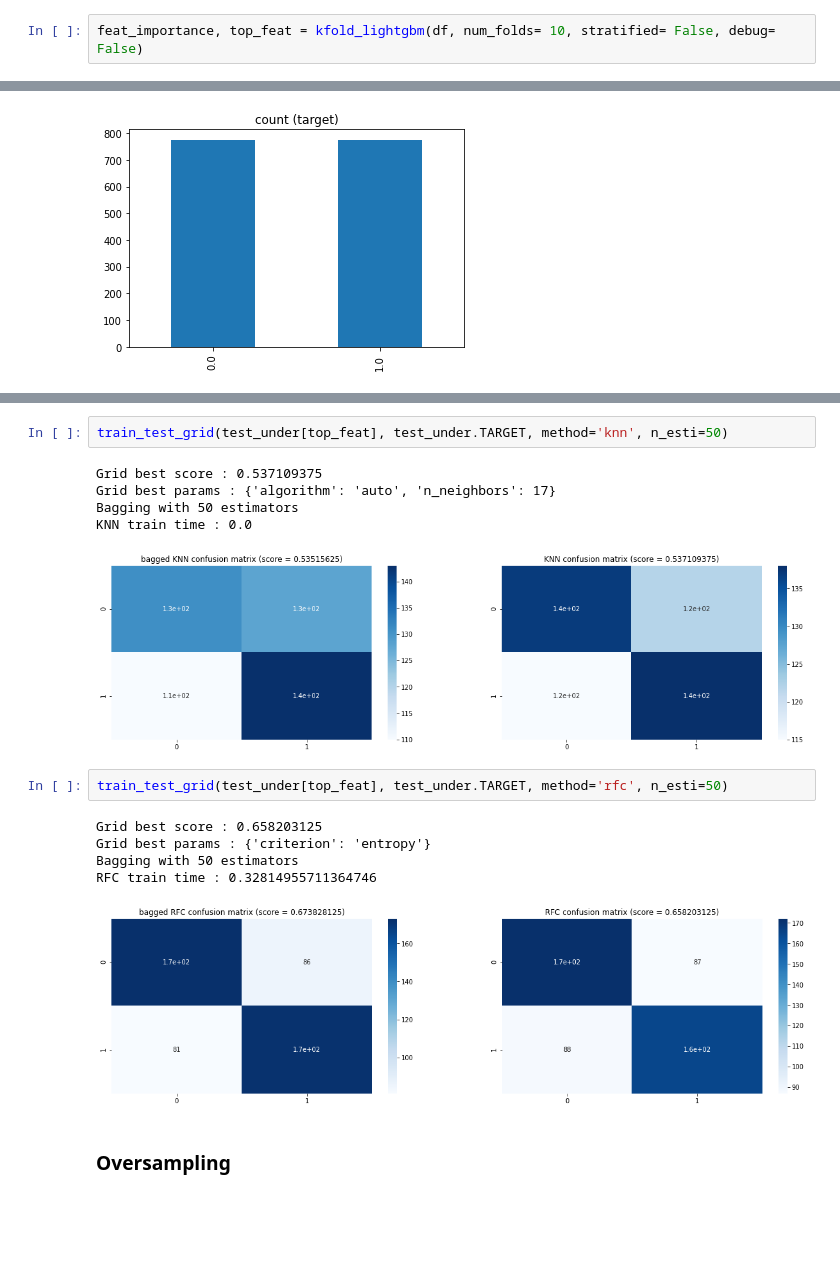
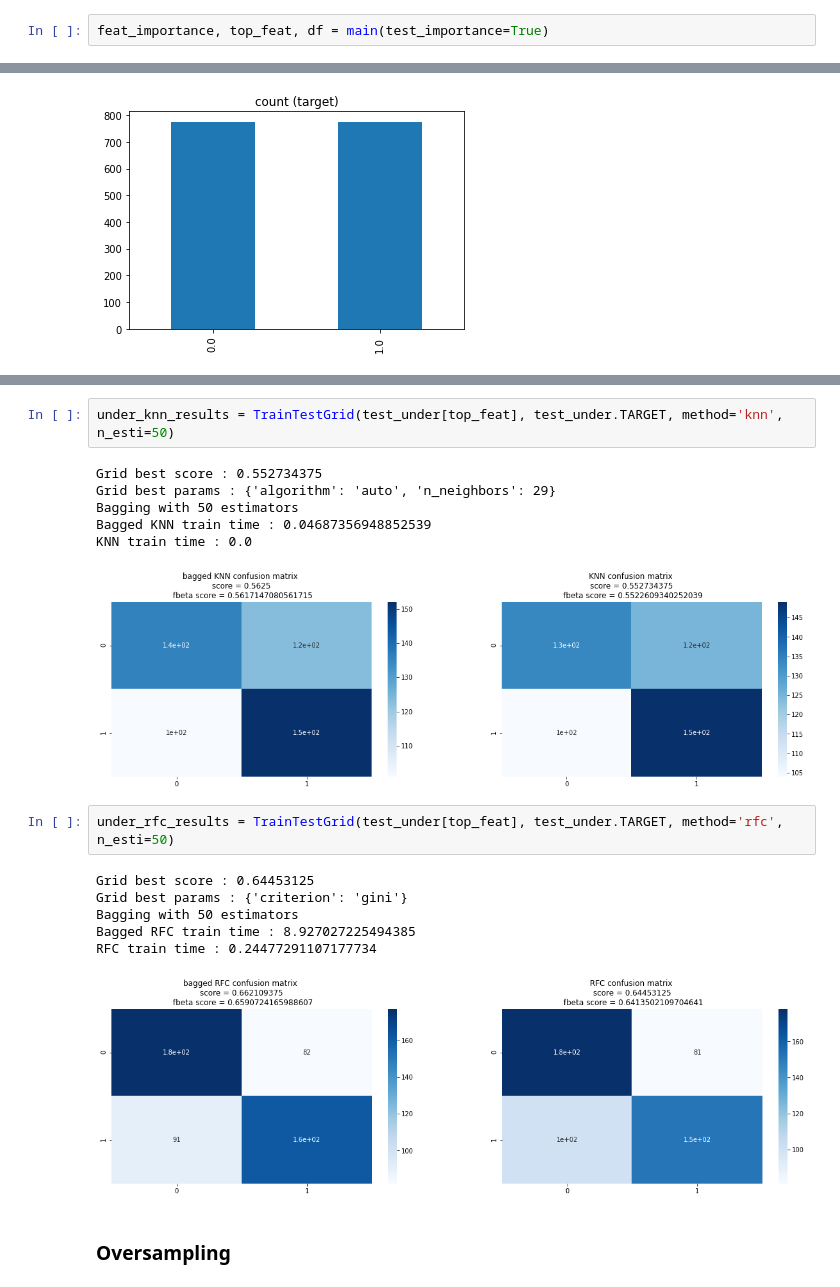
Before and after one commit to aboustev/OPC-Project_7, a Jupyter notebook: 04_NOTEBOOKS/Untitled.ipynb, the cells around one changed output, grey strips where cells are left out. Drawn from its saved outputs; the diff is of its cells as text; blank space fills up the shorter version.

```diff
--- a/04_NOTEBOOKS/Untitled.ipynb
+++ b/04_NOTEBOOKS/Untitled.ipynb
@@ -406,3 +51,3 @@ df.columns = [adjust_string(strg) for strg in df.columns]
 # %%
-feat_importance, top_feat = kfold_lightgbm(df, num_folds= 10, stratified= False, debug= False)
+feat_importance, top_feat, df = main(test_importance=True)
 # %% [output]
@@ -640,19 +219,21 @@ DUMMY train time : 0.0
 # %%
-train_test_grid(test_under[top_feat], test_under.TARGET, method='knn', n_esti=50)
+under_knn_results = TrainTestGrid(test_under[top_feat], test_under.TARGET, method='knn', n_esti=50)
 # %% [output]
-Grid best score : 0.537109375
-Grid best params : {'algorithm': 'auto', 'n_neighbors': 17}
+Grid best score : 0.552734375
+Grid best params : {'algorithm': 'auto', 'n_neighbors': 29}
 Bagging with 50 estimators
+Bagged KNN train time : 0.04687356948852539
 KNN train time : 0.0
-[figure, old version]
+[figure, new version]
 # %%
-train_test_grid(test_under[top_feat], test_under.TARGET, method='rfc', n_esti=50)
+under_rfc_results = TrainTestGrid(test_under[top_feat], test_under.TARGET, method='rfc', n_esti=50)
 # %% [output]
-Grid best score : 0.658203125
-Grid best params : {'criterion': 'entropy'}
+Grid best score : 0.64453125
+Grid best params : {'criterion': 'gini'}
 Bagging with 50 estimators
-RFC train time : 0.32814955711364746
+Bagged RFC train time : 8.927027225494385
+RFC train time : 0.24477291107177734
-[figure, old version]
+[figure, new version]
 # %% [markdown]
 ### Oversampling
 # %%
```
Also changed, not shown: parts of 51 cells of this notebook, 3 other files.
